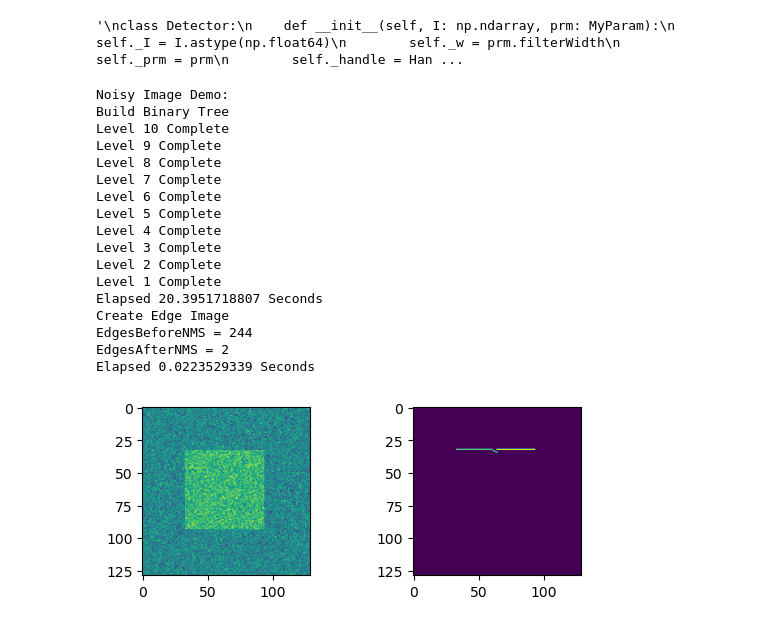
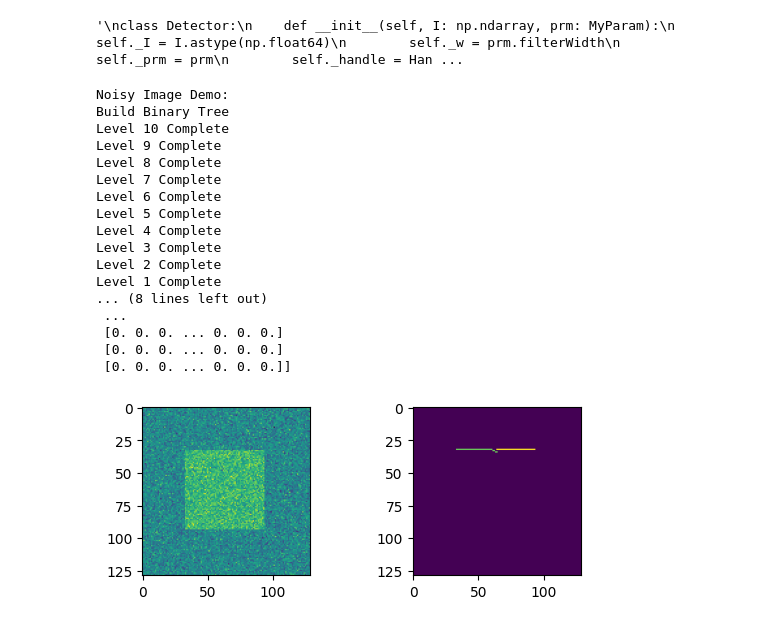
Before and after one commit to NatiOfir/PythonFaintEdgeDetection, a Jupyter notebook: FaintEdgeDetection.ipynb, the cells around one changed output. Drawn from its saved outputs; the diff is of its cells as text; code cells hidden in the pictures.

```diff
--- a/FaintEdgeDetection.ipynb
+++ b/FaintEdgeDetection.ipynb
@@ -1577,7 +1583,11 @@ def my_run_im(I: np.ndarray, E: np.ndarray, prm: MyParam):
 
     # Normalize edge map
     E -= E.min()
-    E = E / E.max()
+    max_val = E.max()
+    if max_val > 0:
+        E = E / max_val
+    else:
+        print("Warning: Edge map is all zeros; skipping normalization.")
     return E
 
 def main():
@@ -1588,7 +1598,7 @@ def main():
     plt.subplot(2,2,1)
     plt.imshow(I)
     prm = MyParam()
-    prm.slidingWindow = 0
+    prm.slidingWindow = False
     prm.noisyImage = True
     prm.parallel = False # Do not change
     prm.splitPoints = 0
@@ -1596,6 +1606,7 @@ def main():
 
     E = np.zeros_like(I)
     E = my_run_im(I, E, prm)
+    print(E)
     #E = 1 - E
     plt.subplot(2,2,2)
     plt.imshow(E)
@@ -1608,36 +1619,36 @@ def main():
     plt.subplot(2,2,3)
     plt.imshow(I);
     prm.slidingWindow = 129
     prm.noisyImage = False
     prm.parallel = False
     prm.splitPoints = 0
 
     E = np.zeros_like(I)
     E = my_run_im(I, E, prm)
     E = 1 - E
     plt.subplot(2,2,4)
     plt.imshow(E)
 
     print("Finished")
 
 if __name__ == "__main__":
     main()
 # %% [output]
 Noisy Image Demo:
 Build Binary Tree
 Level 10 Complete
 Level 9 Complete
 Level 8 Complete
 Level 7 Complete
 Level 6 Complete
 Level 5 Complete
 Level 4 Complete
 Level 3 Complete
 Level 2 Complete
 Level 1 Complete
-Elapsed 20.3951718807 Seconds
-Create Edge Image
-EdgesBeforeNMS = 244
-EdgesAfterNMS = 2
-Elapsed 0.0223529339 Seconds
+... (8 lines left out)
+ ...
+ [0. 0. 0. ... 0. 0. 0.]
+ [0. 0. 0. ... 0. 0. 0.]
+ [0. 0. 0. ... 0. 0. 0.]]
-[figure, old version]
+[figure, new version]
```
Also changed, not shown: parts of 2 cells of this notebook.
